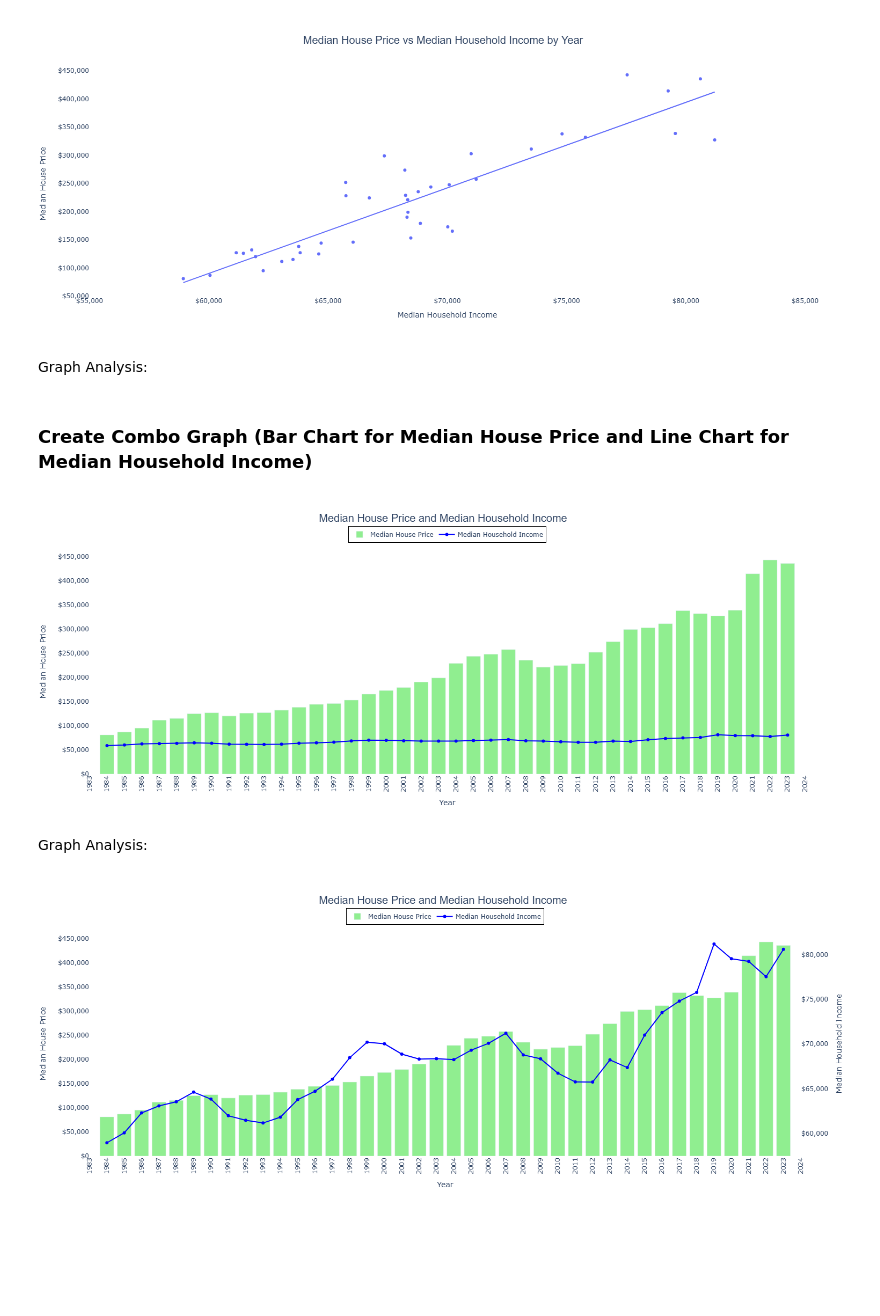
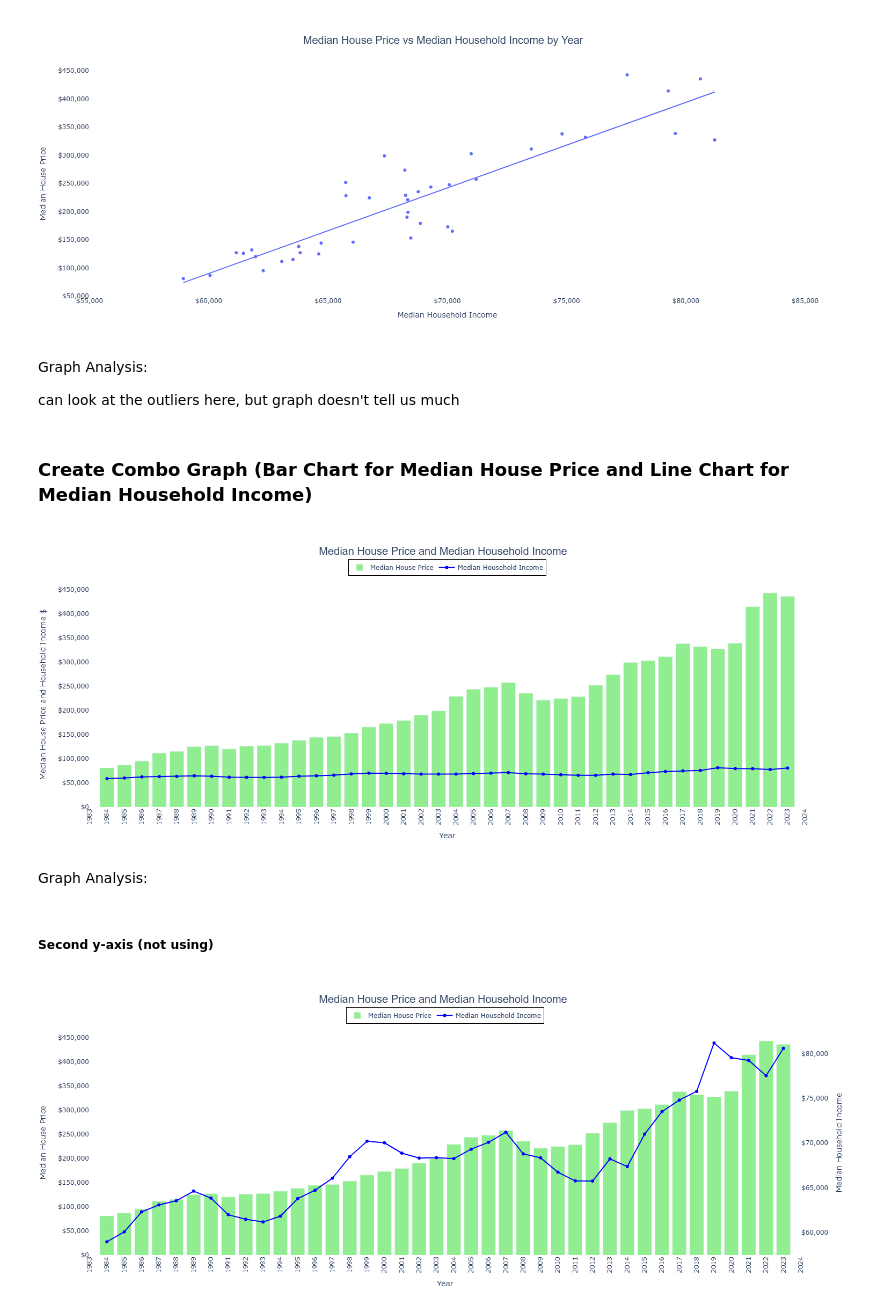
Before and after one commit to Sethdcarter/group8_data_project_1, a Jupyter notebook: Codes/Median_House_Price_vs_Household_Income.ipynb, the cells around one changed output. Cells and saved outputs as stored; diff of their text form; code cells hidden in the pictures; blank space fills up the shorter version.

```diff
--- a/Codes/Median_House_Price_vs_Household_Income.ipynb
+++ b/Codes/Median_House_Price_vs_Household_Income.ipynb
@@ -241,6 +229,8 @@ scatter_fig.show()
 [figure]
 # %% [markdown]
 Graph Analysis:
+
+can look at the outliers here, but graph doesn't tell us much
 # %% [markdown]
 ### **Create Combo Graph (Bar Chart for Median House Price and Line Chart for Median Household Income)**
 # %%
@@ -262,37 +252,39 @@ line_chart = go.Scatter(x = combined_data_df["Year"],     # x-axis
             # In Plotly, the go.Scatter() function is used for both line charts and scatter plots
             # go.Scatter() is a versatile function that can represent data in multiple ways, depending on the parameters you provide
 
 # Create the layout
 layout = go.Layout(title = "Median House Price and Median Household Income",
                    xaxis = dict(title = "Year",
                                 tickangle = -90,     # Rotate tick labels to vertical
                                 dtick = 1,     # Set the increment for x-axis ticks (1 year)
                                 range=[1983, 2024]),     # Set the beginning and end values for the x-axis range
                    plot_bgcolor = "white",     # Set plot area background color
                    title_x = 0.5,    # Center the title
                    title_font = dict(size = 20, family = "Arial, bold"),     # Set the title font size and style
                    width = 1200,
                    height = 600,
-                   yaxis = dict(title = "Median House Price", side = "left", tickformat = "$,.0f"),     # Format the y-axis
+                   yaxis = dict(title = "Median House Price and Household Income $", side = "left", tickformat = "$,.0f"),     # Format the y-axis
                    legend = dict(x = 0.5, y = 1.1,     # Position the legend
                                  xanchor = "center",     # Center the legend horizontally
                                  yanchor = "top",     # Anchor the legend to the bottom
                                  orientation = "h",     # Horizontal orientation
                                  bordercolor = "Black",     # Border color of the legend
                                  borderwidth = 1  # Border width of the legend
                                  )
                    )
 
 
 # Create the figure
 combo_fig = go.Figure(data = [bar_chart, line_chart], layout = layout)
 
 # Show the figure
 combo_fig.show()
 # %% [output]
-[figure, old version]
+[figure, new version]
 # %% [markdown]
 Graph Analysis:
+# %% [markdown]
+##### **Second y-axis (not using)**
 # %%
 # Create the bar chart for Median House Price
 bar_chart = go.Bar(x = combined_data_df["Year"],     # x-axis
```
Also changed, not shown: parts of 28 cells of this notebook, 3 other files.
